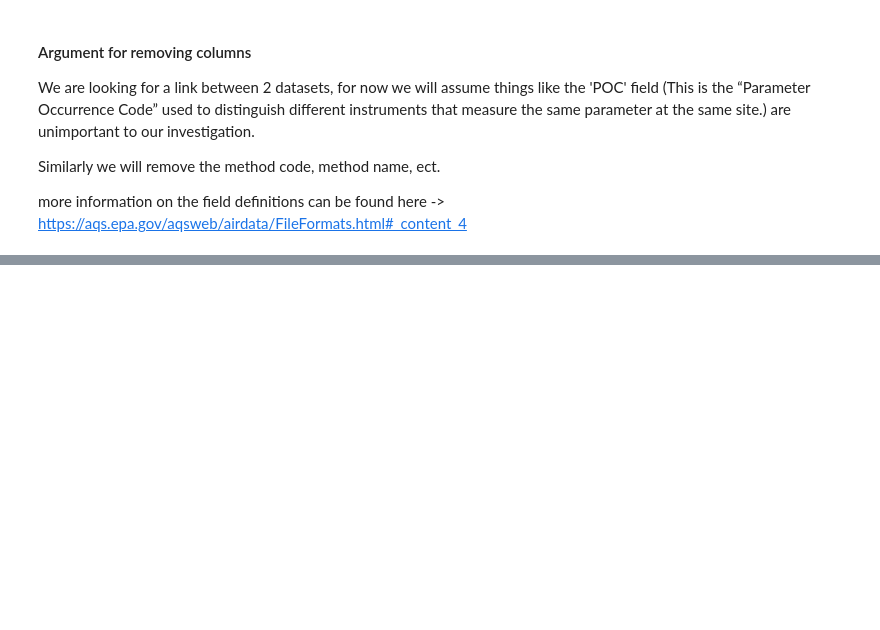
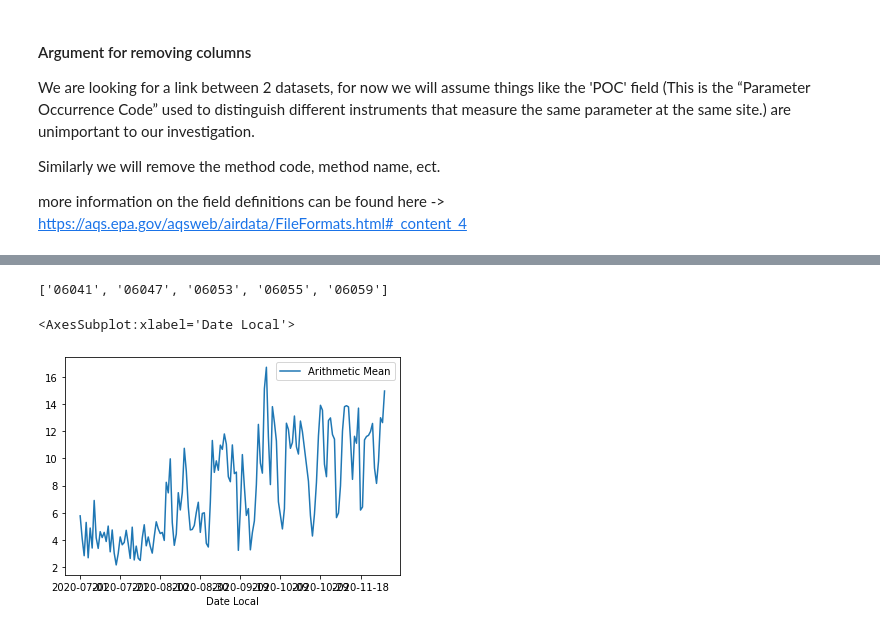
Before and after one commit to richstrouss/capstone, a Jupyter notebook: avk_data_investigation.ipynb, the cells around one changed output, grey strips where cells are left out. Cells and saved outputs as stored; diff of their text form; code cells hidden in the pictures; blank space fills up the shorter version.

```diff
--- a/avk_data_investigation.ipynb
+++ b/avk_data_investigation.ipynb
@@ -384,0 +311,5 @@ len(all_no2_fips)
+# %%
+cref_keys = list(to_cross_ref.keys())
+cref_keys[15:20]
+# %% [output]
+['06041', '06047', '06053', '06055', '06059']
@@ -384,0 +321,5 @@ len(all_no2_fips)
+# %%
+slim_no2[(slim_no2['fips'] == '06047') & (slim_no2['Date Local']>'2020-07-00')&(slim_no2['Date Local']<'2020-12-00')].plot(x="Date Local",y="Arithmetic Mean")
+# %% [output]
+<AxesSubplot:xlabel='Date Local'>
+[figure, added]
```
Also changed, not shown: parts of 72 cells of this notebook.
